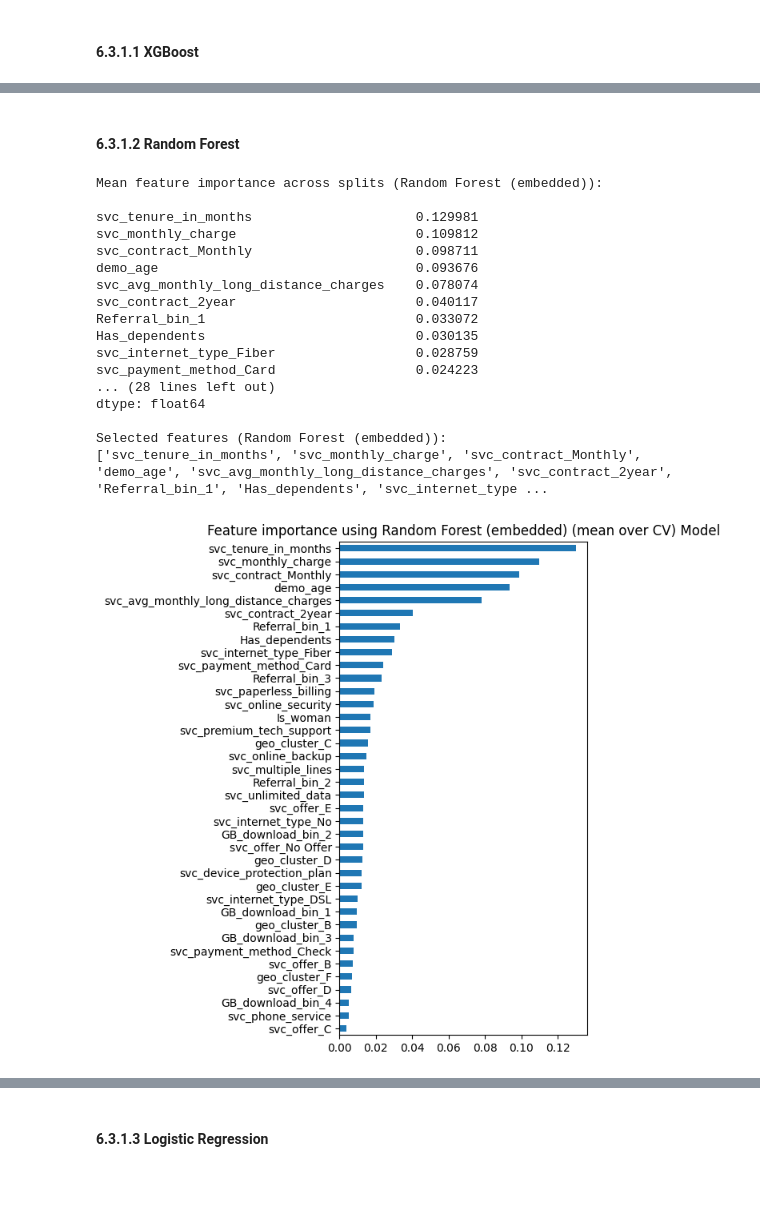
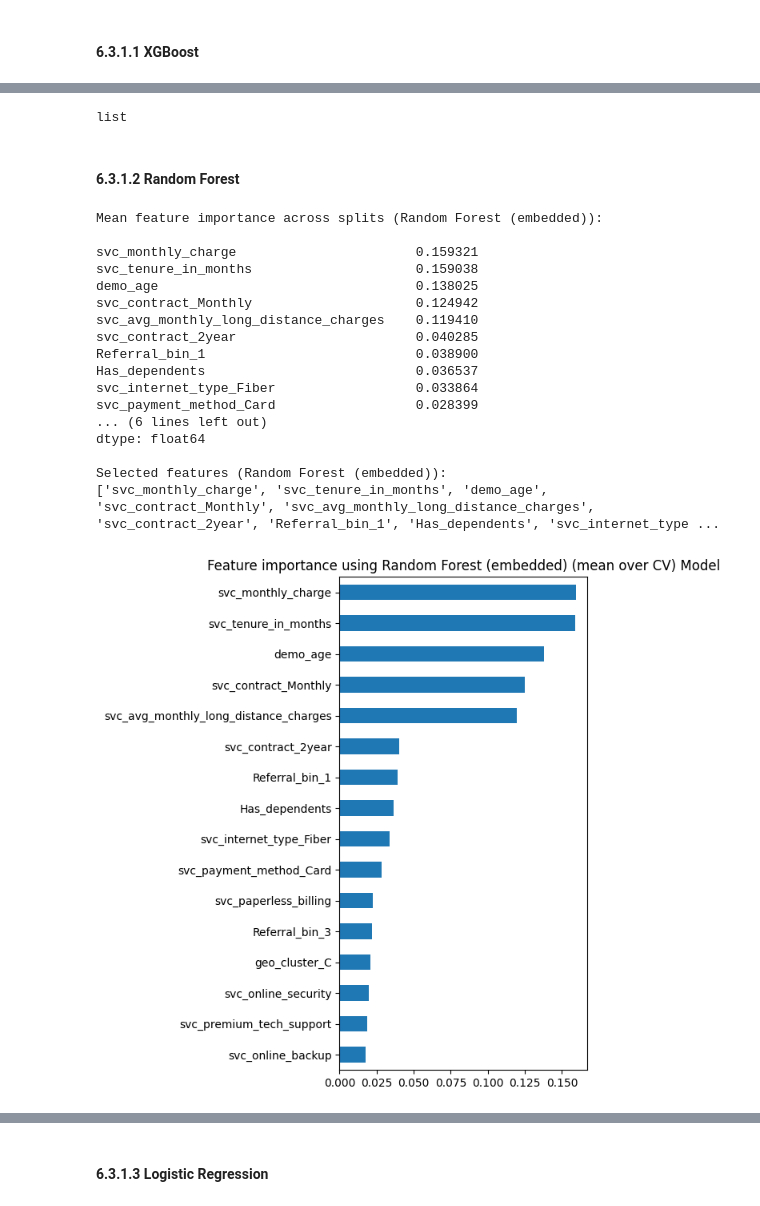
Before and after one commit to sergiopatinha/EnterpriseDataScienceBootcamp_workgroup, a Jupyter notebook: notebooks/03_data_preparation.ipynb, the cells around one changed output, grey strips where cells are left out. Drawn from its saved outputs; the diff is of its cells as text; code cells hidden in the pictures.

```diff
--- a/notebooks/03_data_preparation.ipynb
+++ b/notebooks/03_data_preparation.ipynb
@@ -1182,8 +1206,8 @@ binary_cols = [
     "Has_dependents"
 ]
 
-for col in binary_cols:
-    X[col] = X[col].astype("int8")
+#for col in binary_cols:
+#    X[col] = X[col].astype("int8")
 
 # -------------- NOMINAL CATEGORICAL --------------
 object_cols = [
@@ -1196,8 +1220,8 @@ object_cols = [
     "geo_cluster"
 ]
 
-for col in object_cols:
-    X[col] = X[col].astype("category")
+#for col in object_cols:
+#    X[col] = X[col].astype("category")
 
 # -------------- CONTINUOUS NUMERIC --------------
 continuous_cols = [
@@ -1207,8 +1231,8 @@ continuous_cols = [
     "svc_monthly_charge",
 ]
 
-for col in continuous_cols:
-    X[col] = X[col].astype(float)
+#for col in continuous_cols:
+#    X[col] = X[col].astype(float)
 # %% [markdown]
 ### **5.2.2 Confirm Data Structure of X and X_final_test**
 # %%
@@ -2148,7 +2156,9 @@ cols_to_drop_filter = [
     "svc_internet_service",  # redundant with svc_monthly_charge
     "svc_streaming_tv",
     "svc_streaming_movies",
-    "svc_streaming_music"
+    "svc_streaming_music",
+    "Is_woman",
+    "svc_phone_service"
 ]
 
 # Drop only those that actually exist (defensive)
@@ -2492,3 +2545,22 @@ Feature ranking (top 20):
+# %%
+selected_features_rf = [
+    "svc_tenure_in_months",
+    "svc_monthly_charge",
+    "svc_contract_Monthly",
+    "demo_age",
+    "svc_avg_monthly_long_distance_charges",
+    "Referral_bin_1",
+    "svc_contract_2year",
+    "Has_dependents",
+    "svc_internet_type_Fiber",
+    "svc_payment_method_Card",
+    "Referral_bin_3",
+    "svc_paperless_billing",
+    "svc_online_security",
+    "svc_premium_tech_support",
+    "geo_cluster_C",
+    "svc_online_backup",
+]
 # %% [markdown]
 #### **6.2.1.3 RFECV with Logistic Regression**
 # %%
@@ -2797,7 +2890,7 @@ Together, these models allow us to compare how linear and tree-based algorithms
 # %%
 # Number of variabels to choose?
 
-k_features=10
+k_features=15
 # %% [markdown]
 #### **6.3.1.1 XGBoost**
 # %%
@@ -2966,42 +3067,49 @@ xgb_selected_features
+# %%
+type(xgb_selected_features)
+# %% [output]
+list
 # %% [markdown]
 #### **6.3.1.2 Random Forest**
 # %%
+
+X_enc_rf = X_enc[selected_features_rf]
+
 rf_est = RandomForestClassifier(
     n_estimators=300,
     max_depth=None,
     min_samples_leaf=1,
     random_state=99,
     n_jobs=-1
 )
 
 rf_mean_imp, rf_imp_splits, rf_selected_features = select_best_features_embedded(
-    X_enc,
+    X_enc_rf ,
     y,
     skf,
     estimator=rf_est,
     model_name="Random Forest (embedded)",
     importance_threshold=0.01,
     top_k=k_features
 )
 # %% [output]
 Mean feature importance across splits (Random Forest (embedded)):
 
-svc_tenure_in_months                     0.129981
-svc_monthly_charge                       0.109812
-svc_contract_Monthly                     0.098711
-demo_age                                 0.093676
-svc_avg_monthly_long_distance_charges    0.078074
-svc_contract_2year                       0.040117
-Referral_bin_1                           0.033072
-Has_dependents                           0.030135
-svc_internet_type_Fiber                  0.028759
-svc_payment_method_Card                  0.024223
-... (28 lines left out)
+svc_monthly_charge                       0.159321
+svc_tenure_in_months                     0.159038
+demo_age                                 0.138025
+svc_contract_Monthly                     0.124942
+svc_avg_monthly_long_distance_charges    0.119410
+svc_contract_2year                       0.040285
+Referral_bin_1                           0.038900
+Has_dependents                           0.036537
+svc_internet_type_Fiber                  0.033864
+svc_payment_method_Card                  0.028399
+... (6 lines left out)
 dtype: float64
 
 Selected features (Random Forest (embedded)):
-['svc_tenure_in_months', 'svc_monthly_charge', 'svc_contract_Monthly', 'demo_age', 'svc_avg_monthly_long_distance_charges', 'svc_contract_2year', 'Referral_bin_1', 'Has_dependents', 'svc_internet_type ...
+['svc_monthly_charge', 'svc_tenure_in_months', 'demo_age', 'svc_contract_Monthly', 'svc_avg_monthly_long_distance_charges', 'svc_contract_2year', 'Referral_bin_1', 'Has_dependents', 'svc_internet_type ...
-[figure, old version]
+[figure, new version]
 # %%
 # Conclusion: Selected features:
 rf_selected_features
```
Also changed, not shown: parts of 47 cells of this notebook.
